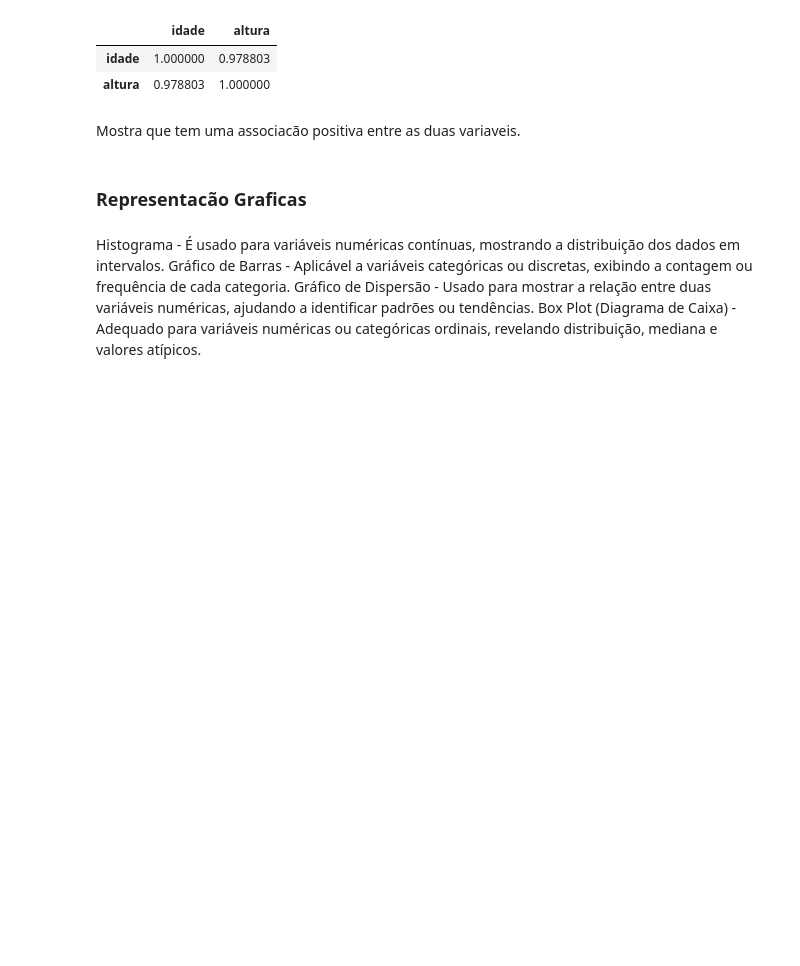
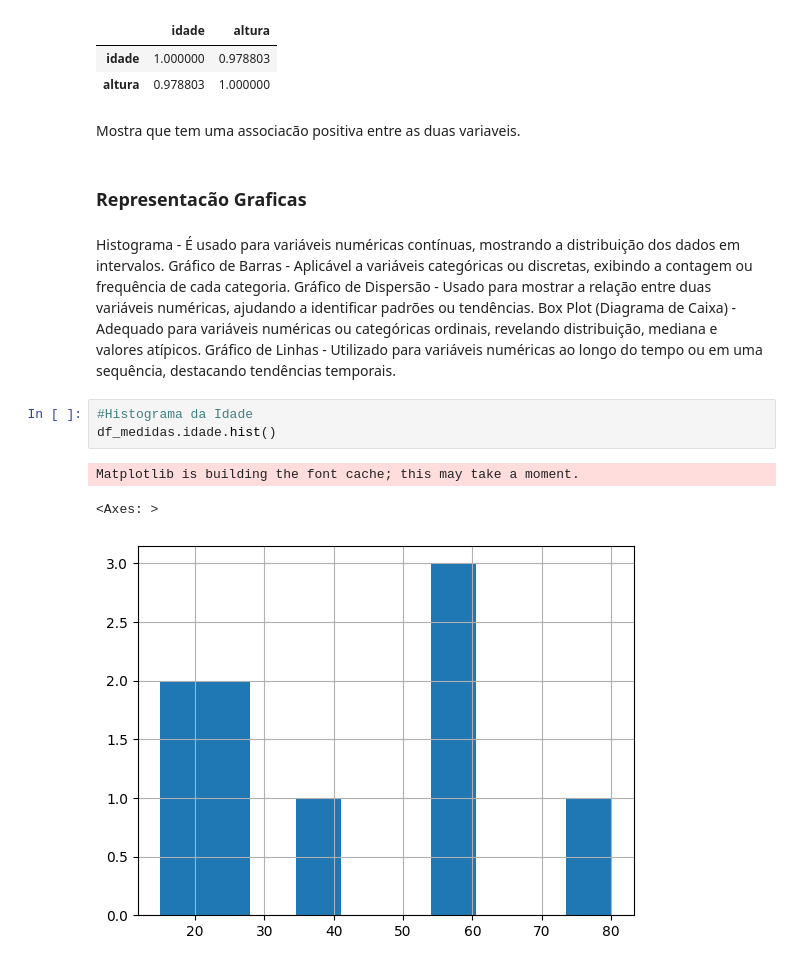
Before and after one commit to LeoStarkBR/IA-Com-python---Estudos, a Jupyter notebook: estatistica_devs/estatistica_devs.ipynb, the cells around one changed output. Cells and saved outputs as stored; diff of their text form; blank space fills up the shorter version.

```diff
--- a/estatistica_devs/estatistica_devs.ipynb
+++ b/estatistica_devs/estatistica_devs.ipynb
@@ -297,3 +297,12 @@ Gráfico de Dispersão - Usado para mostrar a relação entre duas variáveis nu
 tendências.
 Box Plot (Diagrama de Caixa) - Adequado para variáveis numéricas ou categóricas ordinais, revelando distribuição, mediana e valores
 atípicos.
+Gráfico de Linhas - Utilizado para variáveis numéricas ao longo do tempo ou em uma sequência, destacando tendências
+temporais.
+# %%
+#Histograma da Idade
+df_medidas.idade.hist()
+# %% [output]
+Matplotlib is building the font cache; this may take a moment.
+<Axes: >
+[figure, added]
```
Also changed, not shown: parts of 7 cells of this notebook, 2 other files.
